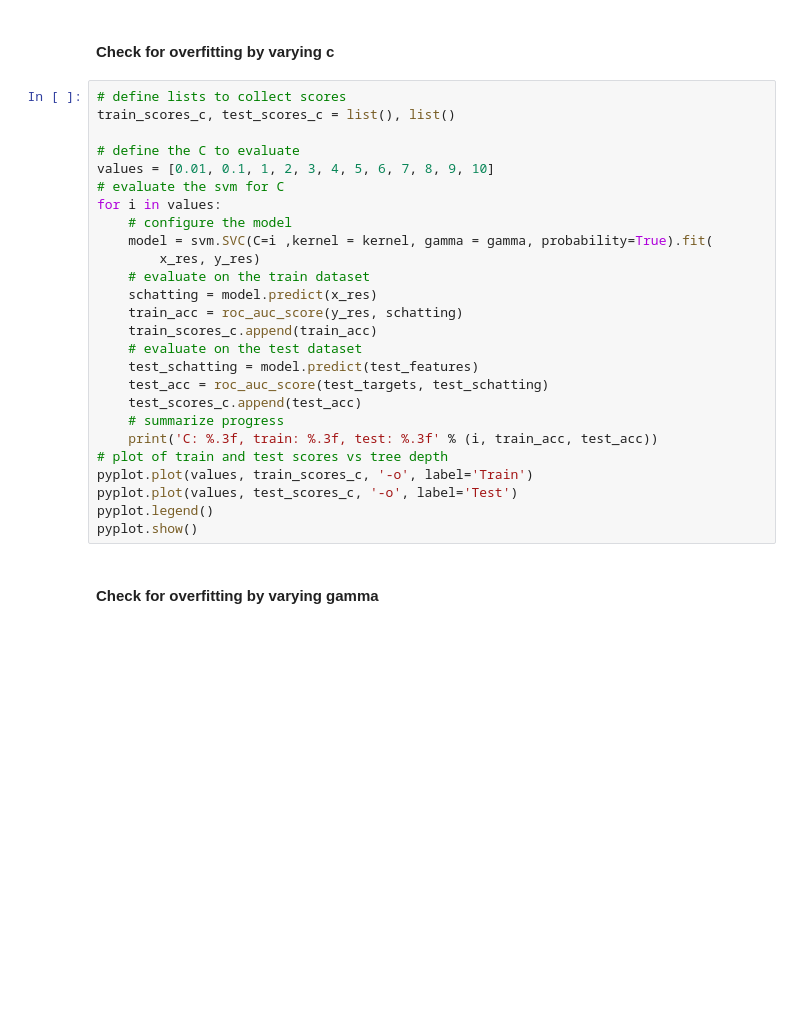
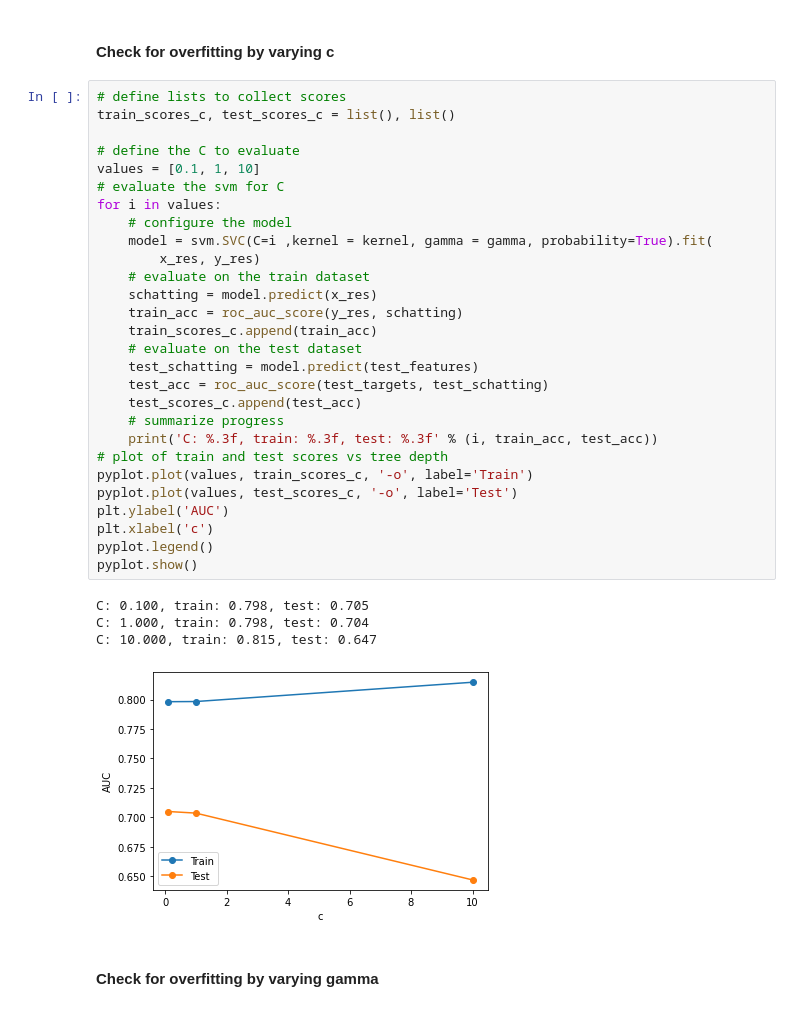
Before and after one commit to aojudo/seminar-marketing, a Jupyter notebook: SVM.ipynb, the cells around one changed output. Saved outputs shown, nothing was run; the diff lists cells and outputs as text; blank space fills up the shorter version.

```diff
--- a/SVM.ipynb
+++ b/SVM.ipynb
@@ -131,29 +131,36 @@ train_features.shape,x_res.shape
 # %%
 # define lists to collect scores
 train_scores_c, test_scores_c = list(), list()
 
 # define the C to evaluate
-values = [0.01, 0.1, 1, 2, 3, 4, 5, 6, 7, 8, 9, 10]
+values = [0.1, 1, 10]
 # evaluate the svm for C
 for i in values:
     # configure the model
     model = svm.SVC(C=i ,kernel = kernel, gamma = gamma, probability=True).fit(
         x_res, y_res)
     # evaluate on the train dataset
     schatting = model.predict(x_res)
     train_acc = roc_auc_score(y_res, schatting)
     train_scores_c.append(train_acc)
     # evaluate on the test dataset
     test_schatting = model.predict(test_features)
     test_acc = roc_auc_score(test_targets, test_schatting)
     test_scores_c.append(test_acc)
     # summarize progress
     print('C: %.3f, train: %.3f, test: %.3f' % (i, train_acc, test_acc))
 # plot of train and test scores vs tree depth
 pyplot.plot(values, train_scores_c, '-o', label='Train')
 pyplot.plot(values, test_scores_c, '-o', label='Test')
+plt.ylabel('AUC')
+plt.xlabel('c')
 pyplot.legend()
 pyplot.show()
+# %% [output]
+C: 0.100, train: 0.798, test: 0.705
+C: 1.000, train: 0.798, test: 0.704
+C: 10.000, train: 0.815, test: 0.647
+[figure, added]
 # %% [markdown]
 #### Check for overfitting by varying gamma
 # %%
```
Also changed, not shown: parts of 4 cells of this notebook, 1 other file.
